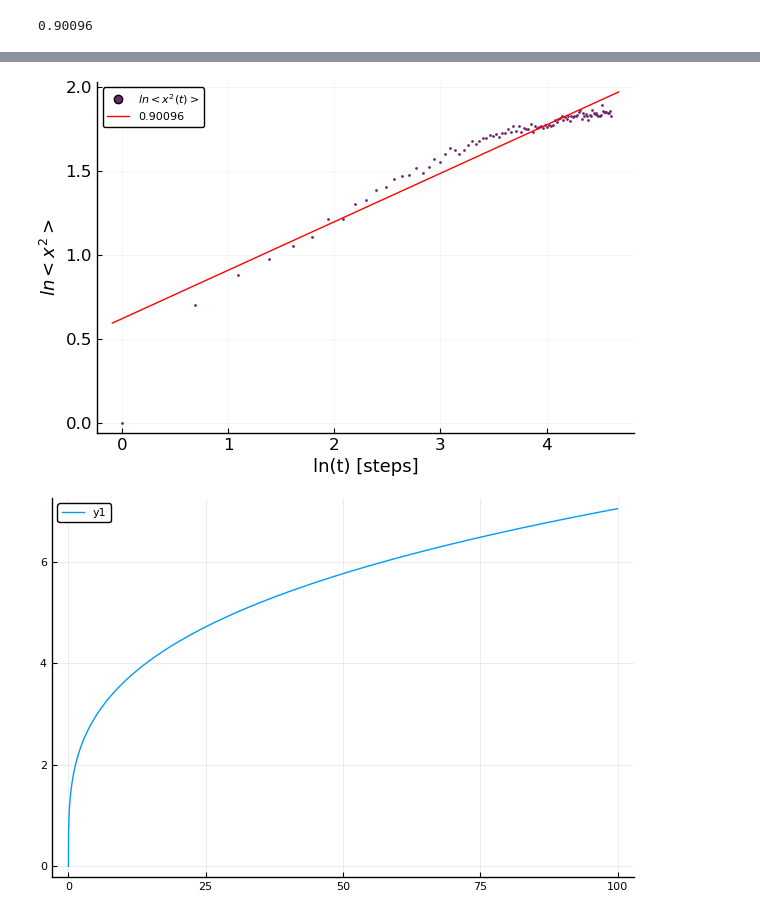
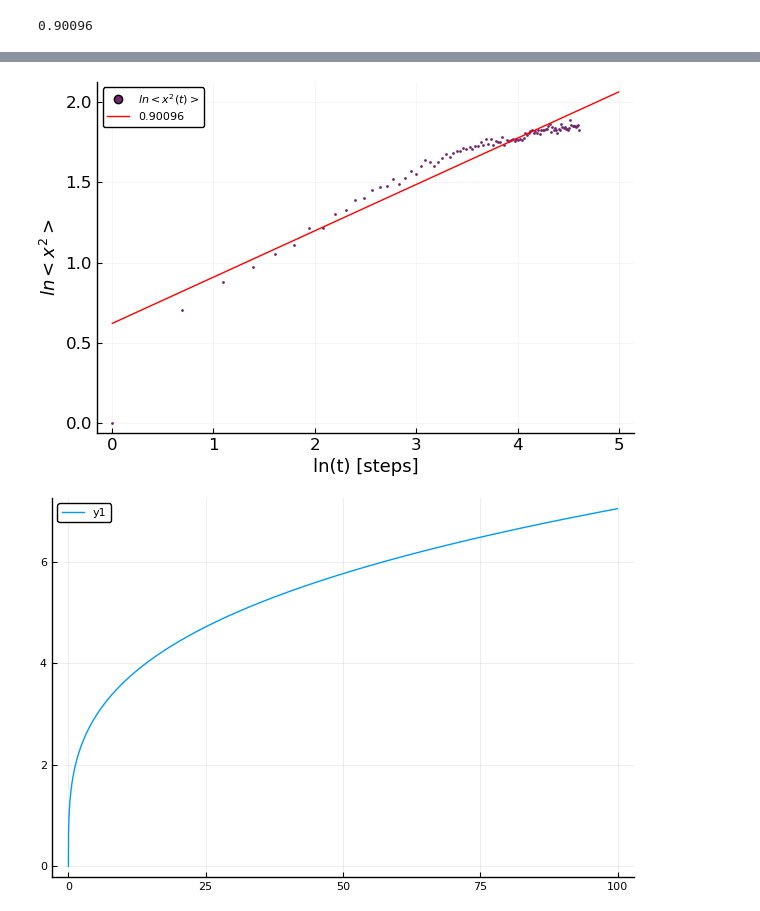
Before and after one commit to Yuriyama/Coronavirus, a Jupyter notebook: MSD_and_Diffusion_coefficient.ipynb, the cells around one changed output, grey strips where cells are left out. Cells and saved outputs as stored; diff of their text form; code cells hidden in the pictures.

```diff
--- a/MSD_and_Diffusion_coefficient.ipynb
+++ b/MSD_and_Diffusion_coefficient.ipynb
@@ -443,3 +479,7 @@ coeficientes_dc = round.(coef(ajuste_log), digits=5)
 r_2 = round.(r2(ajuste_log), digits=5)
 # %% [output]
 0.90096
+# %%
+xp = collect(0.0:0.01:5.0)
+
+yp = (xp.*0.2892).+0.61995
@@ -446,24 +504,28 @@ r_2 = round.(r2(ajuste_log), digits=5)
 # %%
 eq_l(x) = 0.2892(x) + 0.61995
 g2 =scatter(df_log[!,1], df_log[!,2],
     #xticks =:0:10:100,
     #yticks =:0:1:8,
     xtickfont = font(12, "Courier"),
     ytickfont = font(12, "Courier"),
     guidefontsize = 13,
     xlabel = "ln(t) [steps]",
     ylabel = L"ln<x^2>",
     label = L"ln<x^2(t)>",
     markercolor = "#712670",
     markerstrokewidth = 0,
     markersize = 2,
     gridalpha = 0.05)
-Plots.plot!(eq_l,
+#Plots.plot!(eq_l,
+#    legend = true,
+#    label = "$r_2",
+#    linecolor = :red)
+Plots.plot!(xp, yp,
     legend = true,
     label = "$r_2",
     linecolor = :red)
 # %% [output]
-[figure, old version]
+[figure, new version]
 # %%
 xt = collect(0:0.01:100)
 eq(xt) = 1.8588*(xt)^(0.2892)
```
Also changed, not shown: parts of 8 cells of this notebook, 1 other file.
